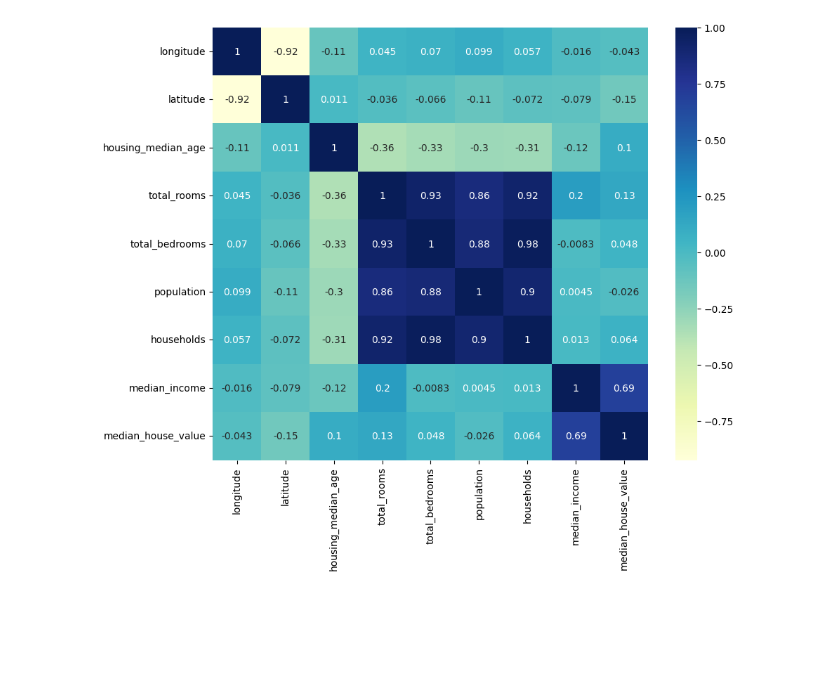
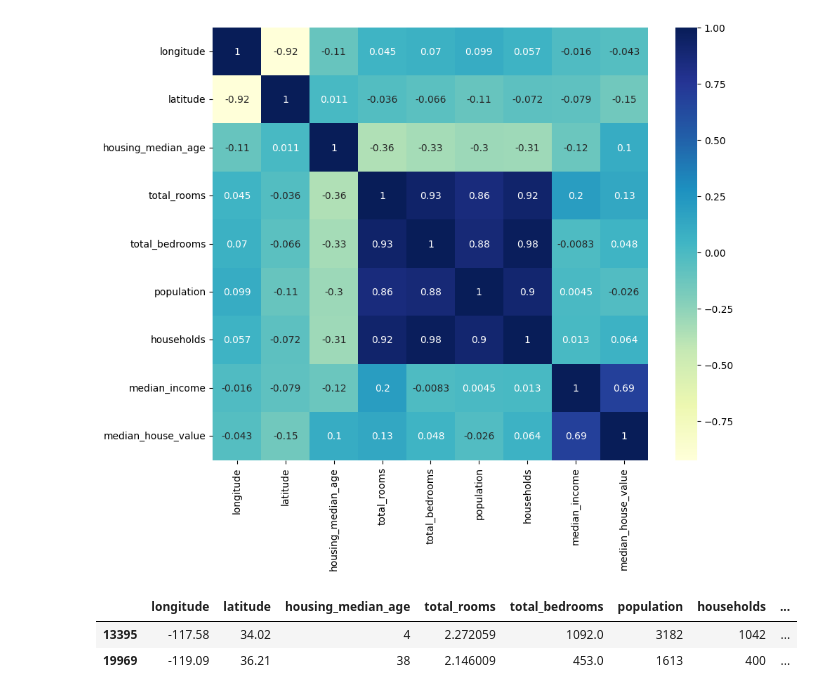
Before and after one commit to robbymumo/california-house-price-prediction-model, a Jupyter notebook: index.ipynb, the cells around one changed output. Cells and saved outputs as stored; diff of their text form; code cells hidden in the pictures; blank space fills up the shorter version.

```diff
--- a/index.ipynb
+++ b/index.ipynb
@@ -128,3 +128,9 @@ sns.heatmap(train_data.corr(numeric_only=True), annot=True, cmap = 'YlGnBu')
 # %% [output]
 <Axes: >
 [figure]
+# %%
+train_data.head(2)
+# %% [output]
+|  | longitude | latitude | housing_median_age | total_rooms | total_bedrooms | population | households | ... |
+| 13395 | -117.58 | 34.02 | 4 | 2.272059 | 1092.0 | 3182 | 1042 | ... |
+| 19969 | -119.09 | 36.21 | 38 | 2.146009 | 453.0 | 1613 | 400 | ... |
```
Also changed, not shown: parts of 7 cells of this notebook.
